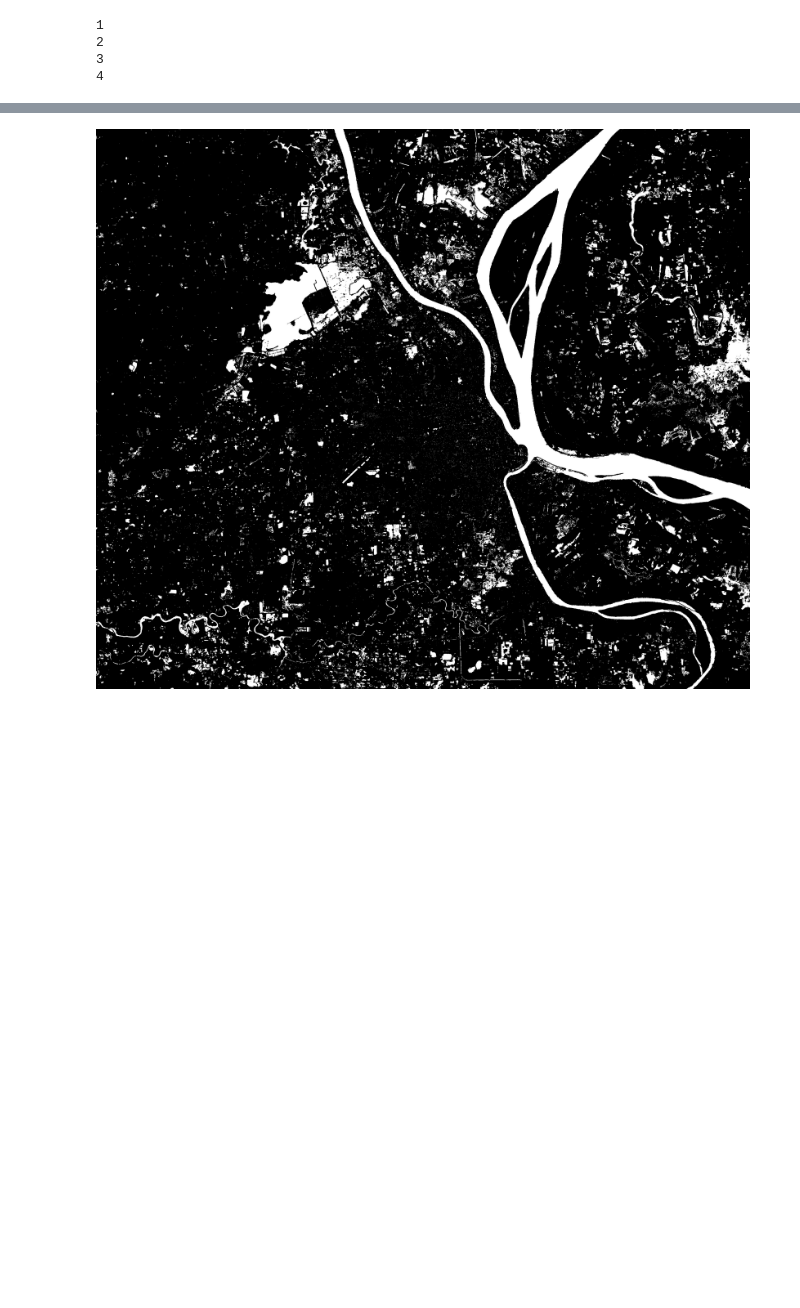
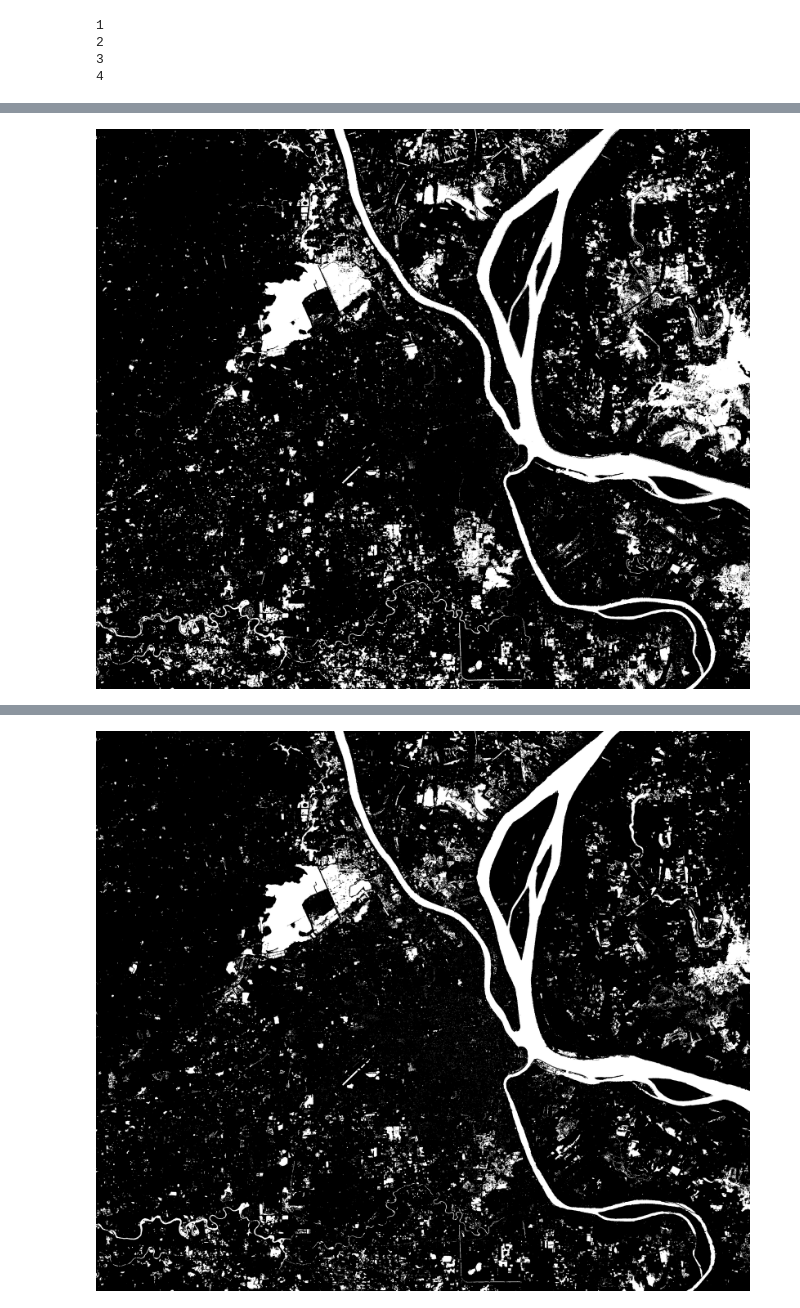
Before and after one commit to KaziJahidurRahaman/phnm_pnh_lulc_sentinel_localtif, a Jupyter notebook: sentinel_localtif.ipynb, the cells around one changed output, grey strips where cells are left out. Cells and saved outputs as stored; diff of their text form; code cells hidden in the pictures; blank space fills up the shorter version.

```diff
--- a/sentinel_localtif.ipynb
+++ b/sentinel_localtif.ipynb
@@ -220,8 +221,8 @@ trainLabel=[]
 testData=[]
 testLabel=[]
 
-for i in range(1,NumOfClasses+1):
-    print(i)
+for i in tqdm(range(1,NumOfClasses+1)):
+#     print(i)
     Data_class_i=points_gdf[points_gdf["C_L1"]==i]["Spectrum_data"]
     Labels_class_i=points_gdf[points_gdf["C_L1"]==i]["C_L1"]
 
@@ -274,0 +299,13 @@ testLabel=np.array(testLabel)
+# %%
+predicted_LULC_NN=[]
+column_length=S2Image[0].shape[1]
+
+for i in tqdm(range(S2Image[0].shape[0])):
+    spectrum_data_at_row_i=[]
+    for m in range(NumOfBands):
+        spectrum_data_at_row_i.append(S2Image[m][i])
+    spectrum_data_at_row_i_T=np.transpose(np.array(spectrum_data_at_row_i))
+    predicted_class = np.argmax(model.predict(spectrum_data_at_row_i_T),axis=1 )
+    predicted_LULC_NN.append(predicted_class)
+
+predicted_LULC_NN=np.array(predicted_LULC_NN).astype(np.uint8)
@@ -274,0 +326,6 @@ testLabel=np.array(testLabel)
+# %%
+#To check the classification results, this code makes the binary image of the water class.
+img_NN=Image.fromarray(255*(predicted_LULC_NN==4).astype(np.uint8))
+img_NN
+# %% [output]
+[figure, added]
```
Also changed, not shown: parts of 12 cells of this notebook, 4 other files.
